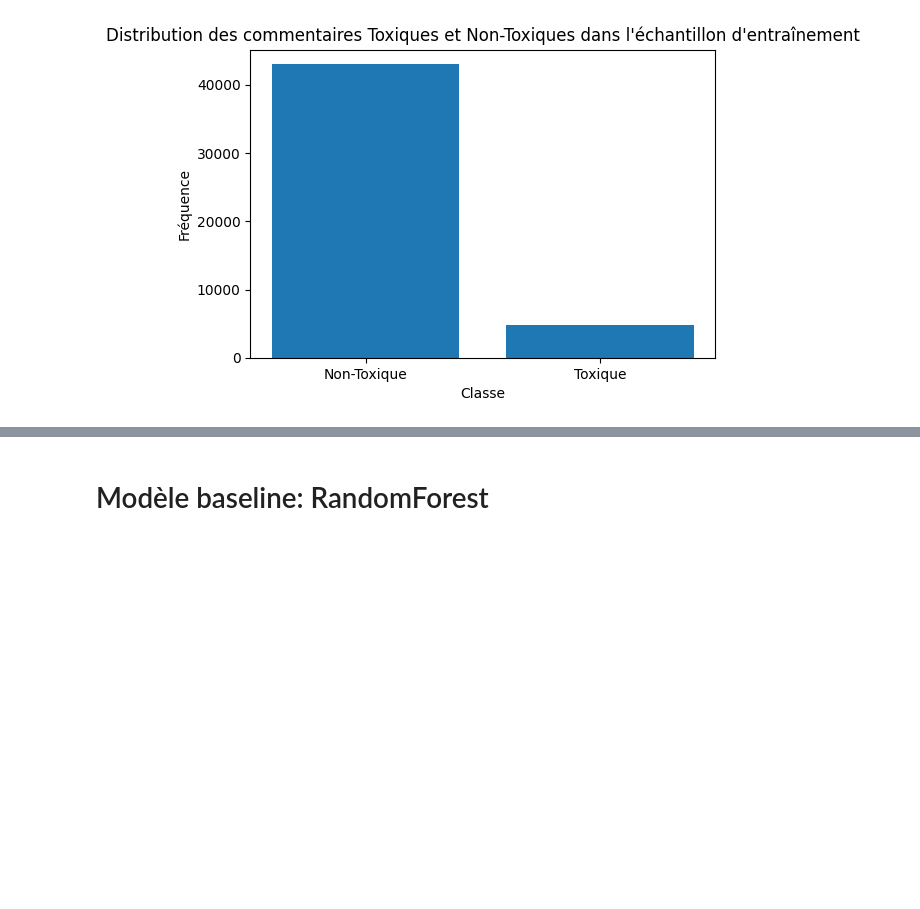
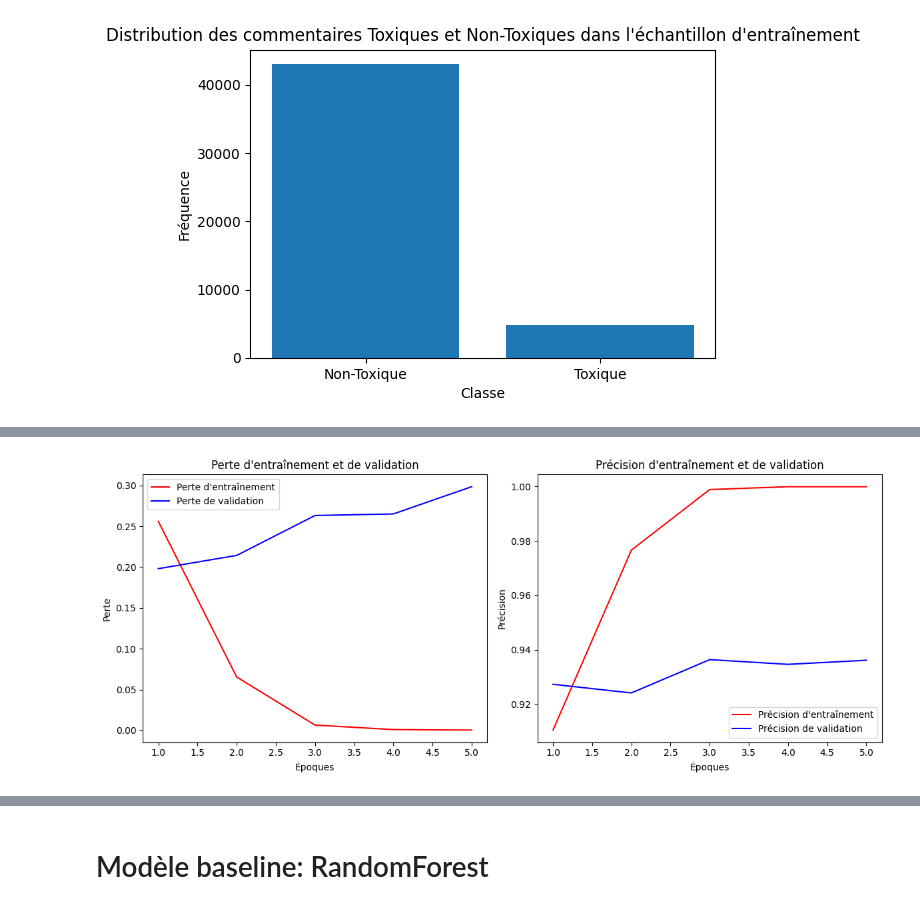
Before and after one commit to Inderivator/NLPToxicCommentCT, a Jupyter notebook: Copie_de_Classification_commentaires_toxiques.ipynb, the cells around one changed output, grey strips where cells are left out. Drawn from its saved outputs; the diff is of its cells as text; code cells hidden in the pictures; blank space fills up the shorter version.

```diff
--- a/Copie_de_Classification_commentaires_toxiques.ipynb
+++ b/Copie_de_Classification_commentaires_toxiques.ipynb
@@ -215,0 +434,41 @@ Proportion de commentaires toxiques dans l'ensemble d'entraînement échantillon
+# %%
+import matplotlib.pyplot as plt
+
+# Récupération de l'historique de l'entraînement
+history_dict = history.history
+
+# Extraction des courbes de perte pour l'entraînement et la validation
+loss_values = history_dict['loss']
+val_loss_values = history_dict['val_loss']
+
+# Extraction des courbes de précision pour l'entraînement et la validation
+accuracy_values = history_dict['accuracy']
+val_accuracy_values = history_dict['val_accuracy']
+
+# Détermination du nombre d'époques
+epochs = range(1, len(loss_values) + 1)
+
+# Tracé de la courbe de perte
+plt.figure(figsize=(12, 5))
+
+plt.subplot(1, 2, 1)
+plt.plot(epochs, loss_values, 'r', label='Perte d\'entraînement')
+plt.plot(epochs, val_loss_values, 'b', label='Perte de validation')
+plt.title('Perte d\'entraînement et de validation')
+plt.xlabel('Époques')
+plt.ylabel('Perte')
+plt.legend()
+
+# Tracé de la courbe de précision
+plt.subplot(1, 2, 2)
+plt.plot(epochs, accuracy_values, 'r', label='Précision d\'entraînement')
+plt.plot(epochs, val_accuracy_values, 'b', label='Précision de validation')
+plt.title('Précision d\'entraînement et de validation')
+plt.xlabel('Époques')
+plt.ylabel('Précision')
+plt.legend()
+
+plt.tight_layout()
+plt.show()
+# %% [output]
+[figure, added]
```
Also changed, not shown: parts of 10 cells of this notebook.
